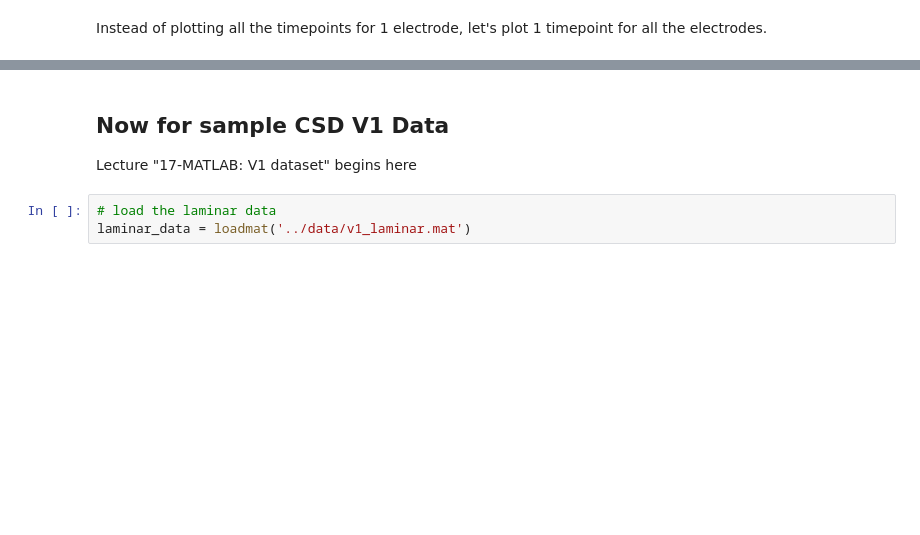
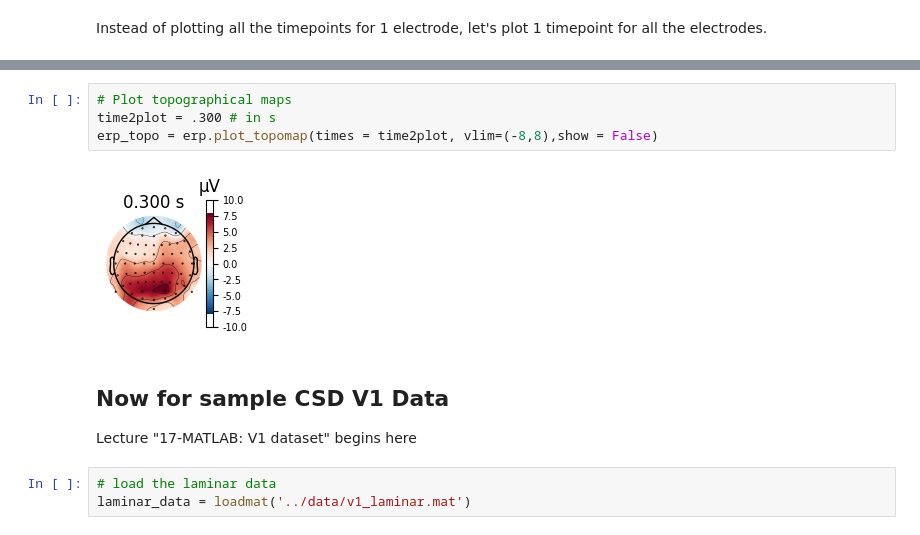
Before and after one commit to shabkr/Neural-Signal-Processing-Analysis, a Jupyter notebook: section_02/uANTS_intro.ipynb, the cells around one changed output, grey strips where cells are left out. Saved outputs shown, nothing was run; the diff lists cells and outputs as text; blank space fills up the shorter version.

```diff
--- a/section_02/uANTS_intro.ipynb
+++ b/section_02/uANTS_intro.ipynb
@@ -228,3 +211,9 @@ topoPlotIndie(eeg, erp[:, tidx], 'ERP from {} ms'.format(time2plot),vlim=(-8,8))
+# %%
+# Plot topographical maps
+time2plot = .300 # in s
+erp_topo = erp.plot_topomap(times = time2plot, vlim=(-8,8),show = False)
+# %% [output]
+[figure, added]
 # %% [markdown]
 ## Now for sample CSD V1 Data
 
```
Also changed, not shown: parts of 29 cells of this notebook.
